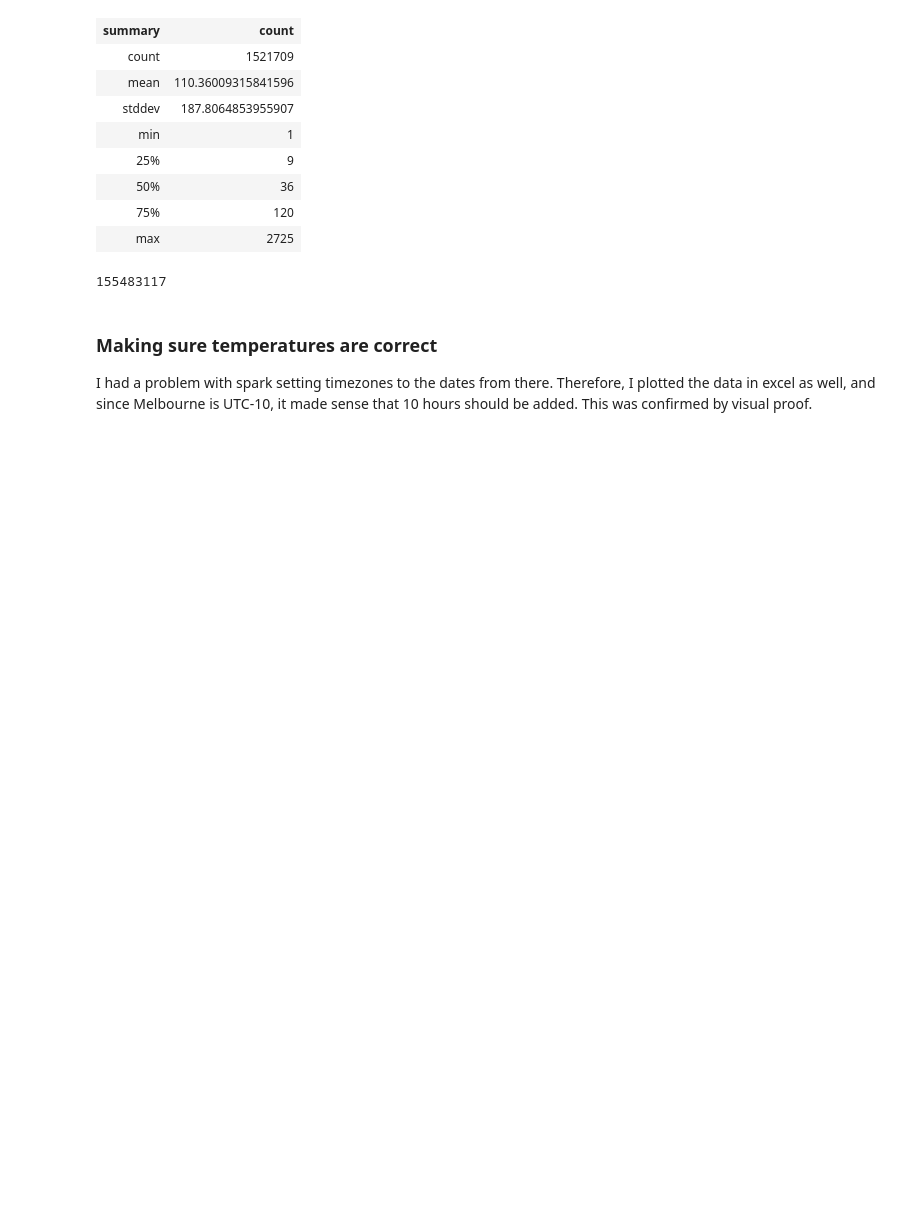
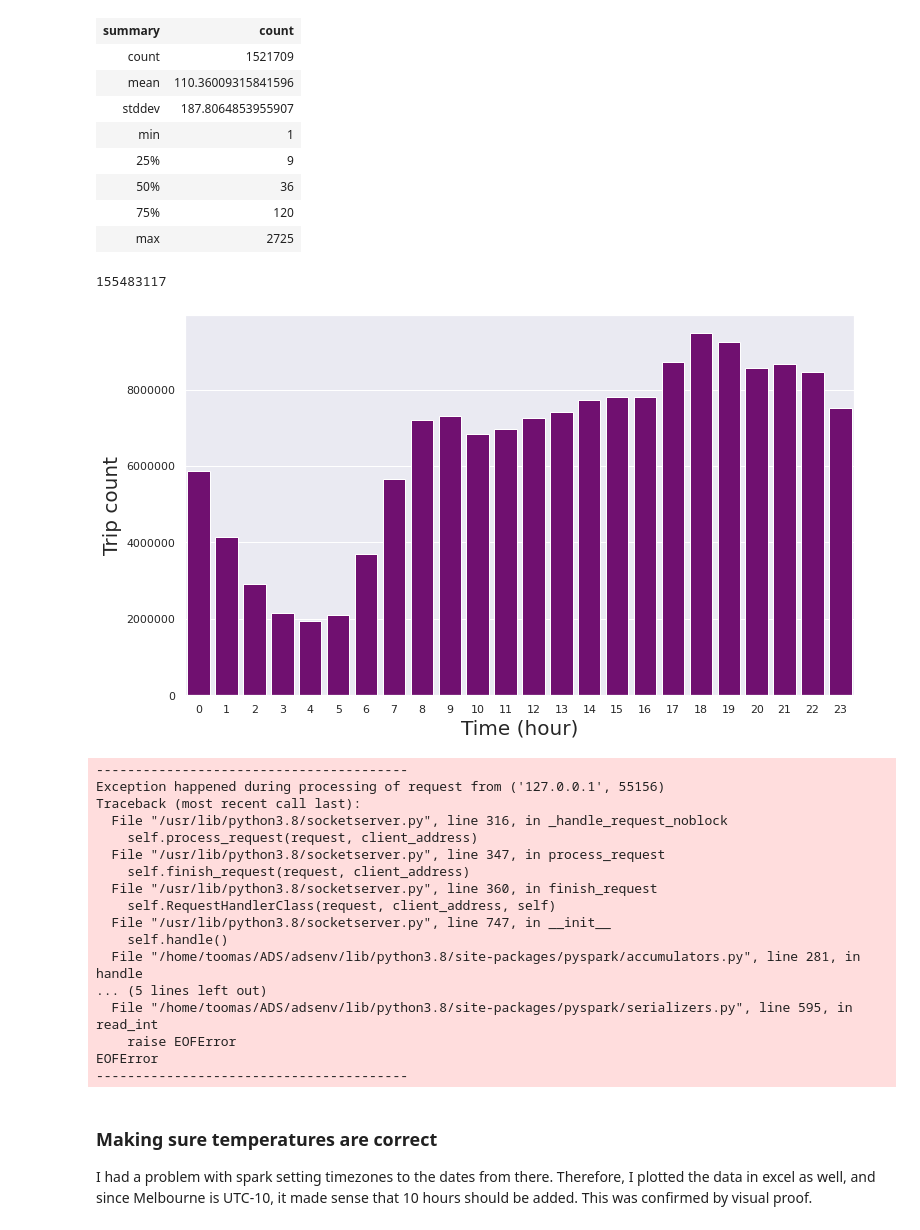
Before and after one commit to MAST30034-Applied-Data-Science/mast30034-project-1-ToomasRo, a Jupyter notebook: notebooks/cleaning.ipynb, the cells around one changed output. Drawn from its saved outputs; the diff is of its cells as text; code cells hidden in the pictures; blank space fills up the shorter version.

```diff
--- a/notebooks/cleaning.ipynb
+++ b/notebooks/cleaning.ipynb
@@ -561,6 +562,38 @@ final_sdf.drop('pickup_datetime').dropDuplicates().select(F.col('count')).summar
 final_sdf.count()
 # %% [output]
 155483117
+# %%
+# plot of trip_count per hour of day
+count_by_hour = final_sdf.select(F.col('PUHour')).groupby('PUHour').count().sort(F.asc("PUHour")).toPandas().dropna()
+count_by_hour['PUHour'] = count_by_hour['PUHour'].astype('int')
+ax = sns.barplot(data=count_by_hour, x='PUHour', y='count', color='purple')
+#plt.title("Total trip count per hour")
+plt.xticks(np.arange(0, 24))
+plt.ylabel("Trip count", fontsize=20)
+plt.xlabel("Time (hour)",  fontsize=20)
+#plt.ticklabel_format(style='plain')    # to prevent scientific notation.
+plt.ticklabel_format(style='plain', axis='y')
+plt.savefig('../plots/tripcount_hour_2.jpeg')
+plt.show()
+# %% [output]
+[figure, added]
+----------------------------------------
+Exception happened during processing of request from ('127.0.0.1', 55156)
+Traceback (most recent call last):
+  File "/usr/lib/python3.8/socketserver.py", line 316, in _handle_request_noblock
+    self.process_request(request, client_address)
+  File "/usr/lib/python3.8/socketserver.py", line 347, in process_request
+    self.finish_request(request, client_address)
+  File "/usr/lib/python3.8/socketserver.py", line 360, in finish_request
+    self.RequestHandlerClass(request, client_address, self)
+  File "/usr/lib/python3.8/socketserver.py", line 747, in __init__
+    self.handle()
+  File "/home/toomas/ADS/adsenv/lib/python3.8/site-packages/pyspark/accumulators.py", line 281, in handle
+... (5 lines left out)
+  File "/home/toomas/ADS/adsenv/lib/python3.8/site-packages/pyspark/serializers.py", line 595, in read_int
+    raise EOFError
+EOFError
+----------------------------------------
 # %% [markdown]
 ### Making sure temperatures are correct
 I had a problem with spark setting timezones to the dates from there. Therefore, I plotted the data in excel as well, and since Melbourne is UTC-10, it made sense that 10 hours should be added. This was confirmed by visual proof.
```
Also changed, not shown: parts of 3 cells of this notebook, 2 other files.
